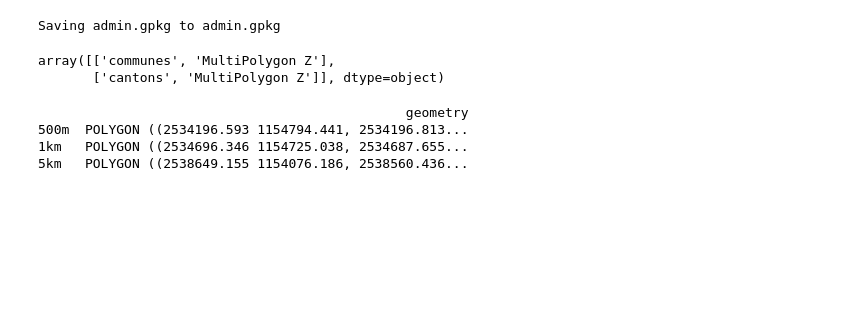
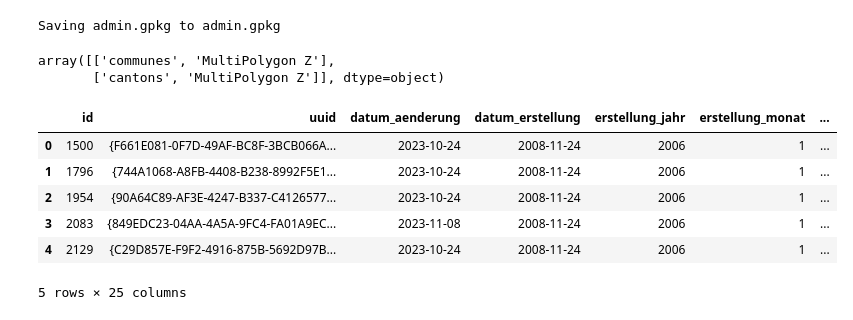
Before and after one commit to Tikuh5/2024_Geoinformatique_I, a Jupyter notebook: personnes_par_peri_et_cmne.ipynb, the cells around one changed output. Cells and saved outputs as stored; diff of their text form; code cells hidden in the pictures; blank space fills up the shorter version.

```diff
--- a/personnes_par_peri_et_cmne.ipynb
+++ b/personnes_par_peri_et_cmne.ipynb
@@ -123,7 +123,0 @@ gdf_tampon = gpd.GeoDataFrame.from_dict(dict_tampon, orient='index', columns=['g
-# %%
-print(gdf_tampon)
-# %% [output]
-                                               geometry
-500m  POLYGON ((2534196.593 1154794.441, 2534196.813...
-1km   POLYGON ((2534696.346 1154725.038, 2534687.655...
-5km   POLYGON ((2538649.155 1154076.186, 2538560.436...
@@ -129,0 +131,13 @@ print(gdf_tampon)
+# %%
+## Vérification
+
+zi_buf_gdf['500m']
+zi_buf_cmnes['500m']
+# %% [output]
+|  | id | uuid | datum_aenderung | datum_erstellung | erstellung_jahr | erstellung_monat | ... |
+| 0 | 1500 | {F661E081-0F7D-49AF-BC8F-3BCB066A... | 2023-10-24 | 2008-11-24 | 2006 | 1 | ... |
+| 1 | 1796 | {744A1068-A8FB-4408-B238-8992F5E1... | 2023-10-24 | 2008-11-24 | 2006 | 1 | ... |
+| 2 | 1954 | {90A64C89-AF3E-4247-B337-C4126577... | 2023-10-24 | 2008-11-24 | 2006 | 1 | ... |
+| 3 | 2083 | {849EDC23-04AA-4A5A-9FC4-FA01A9EC... | 2023-11-08 | 2008-11-24 | 2006 | 1 | ... |
+| 4 | 2129 | {C29D857E-F9F2-4916-875B-5692D97B... | 2023-10-24 | 2008-11-24 | 2006 | 1 | ... |
+5 rows × 25 columns
```
Also changed, not shown: parts of 8 cells of this notebook.
